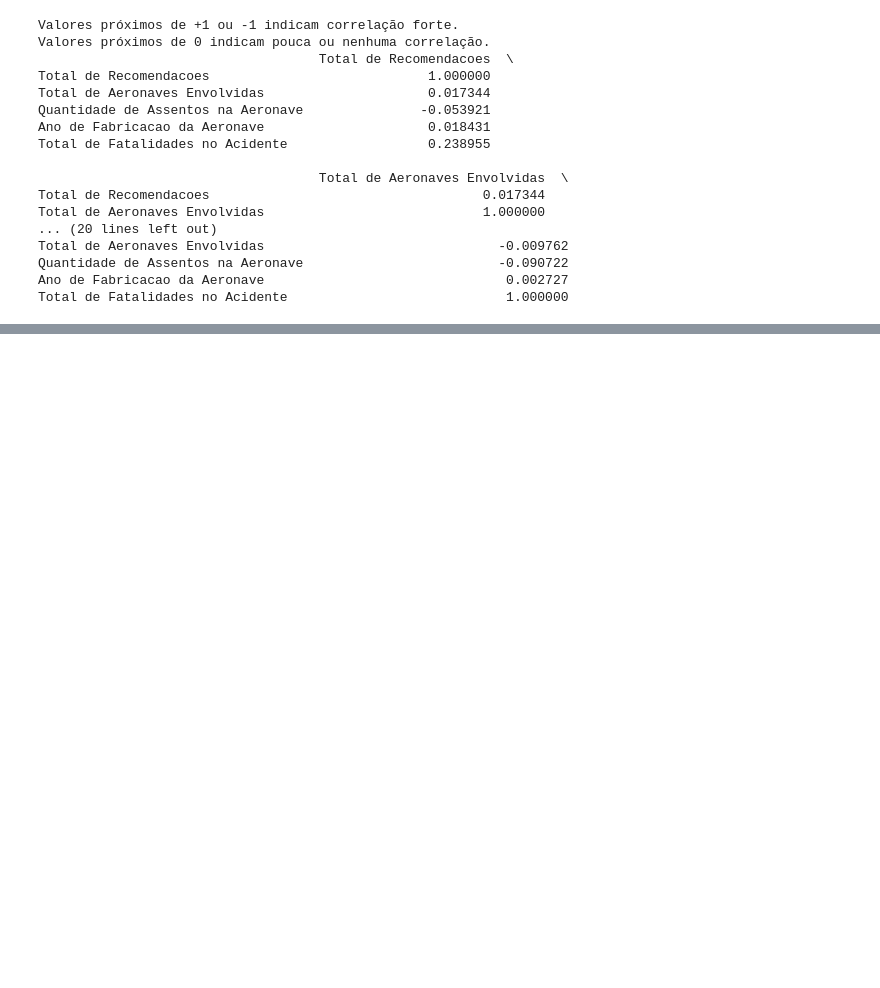
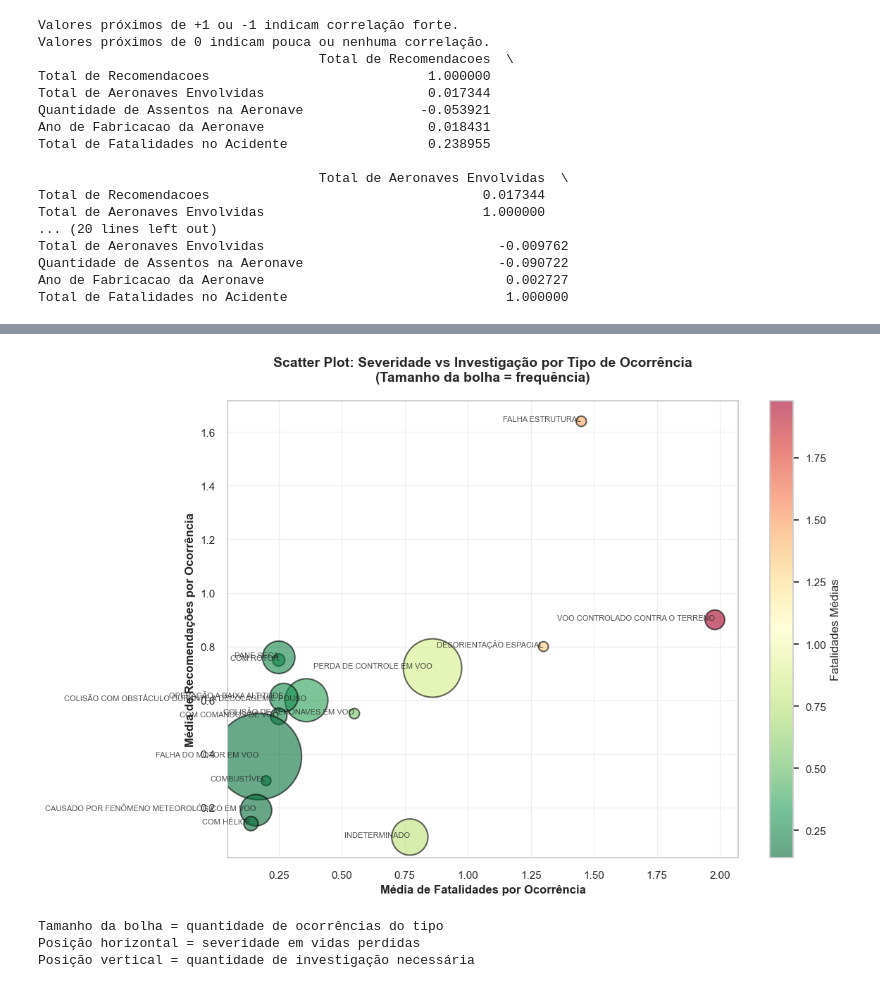
Before and after one commit to rodrigogontijoo/acidentes-aereos-etl-visualization, a Jupyter notebook: Data_Layer/raw/analytics.ipynb, the cells around one changed output, grey strips where cells are left out. Drawn from its saved outputs; the diff is of its cells as text; code cells hidden in the pictures; blank space fills up the shorter version.

```diff
--- a/Data_Layer/raw/analytics.ipynb
+++ b/Data_Layer/raw/analytics.ipynb
@@ -372,0 +640,39 @@ Total de Fatalidades no Acidente                            1.000000
+# %%
+# Scatter Plot: Relação entre Fatalidades e Recomendações
+plt.figure(figsize=(12, 8))
+
+# Criar scatter plot
+scatter = plt.scatter(severidade_tipo['Fatalidades_Media'],
+                     severidade_tipo['Recomendacoes_Media'],
+                     s=severidade_tipo['Total_Ocorrencias']*10,
+                     alpha=0.6,
+                     c=severidade_tipo['Fatalidades_Media'],
+                     cmap='RdYlGn_r',
+                     edgecolors='black',
+                     linewidth=1.5)
+
+# Adicionar labels para cada ponto
+for idx, row in severidade_tipo.iterrows():
+    plt.annotate(idx,
+                (row['Fatalidades_Media'], row['Recomendacoes_Media']),
+                fontsize=8,
+                alpha=0.8,
+                ha='right')
+
+plt.xlabel('Média de Fatalidades por Ocorrência', fontsize=12, fontweight='bold')
+plt.ylabel('Média de Recomendações por Ocorrência', fontsize=12, fontweight='bold')
+plt.title('Scatter Plot: Severidade vs Investigação por Tipo de Ocorrência\n(Tamanho da bolha = frequência)',
+         fontsize=14, fontweight='bold', pad=20)
+plt.colorbar(scatter, label='Fatalidades Médias')
+plt.grid(True, alpha=0.3)
+plt.tight_layout()
+plt.show()
+
+print("Tamanho da bolha = quantidade de ocorrências do tipo")
+print("Posição horizontal = severidade em vidas perdidas")
+print("Posição vertical = quantidade de investigação necessária")
+# %% [output]
+[figure, added]
+Tamanho da bolha = quantidade de ocorrências do tipo
+Posição horizontal = severidade em vidas perdidas
+Posição vertical = quantidade de investigação necessária
```
Also changed, not shown: parts of 15 cells of this notebook.
